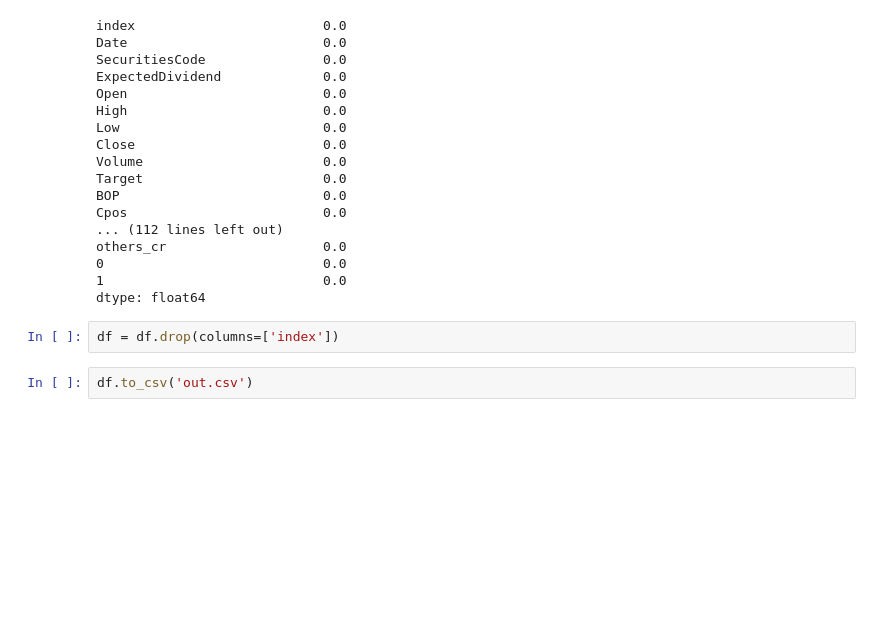
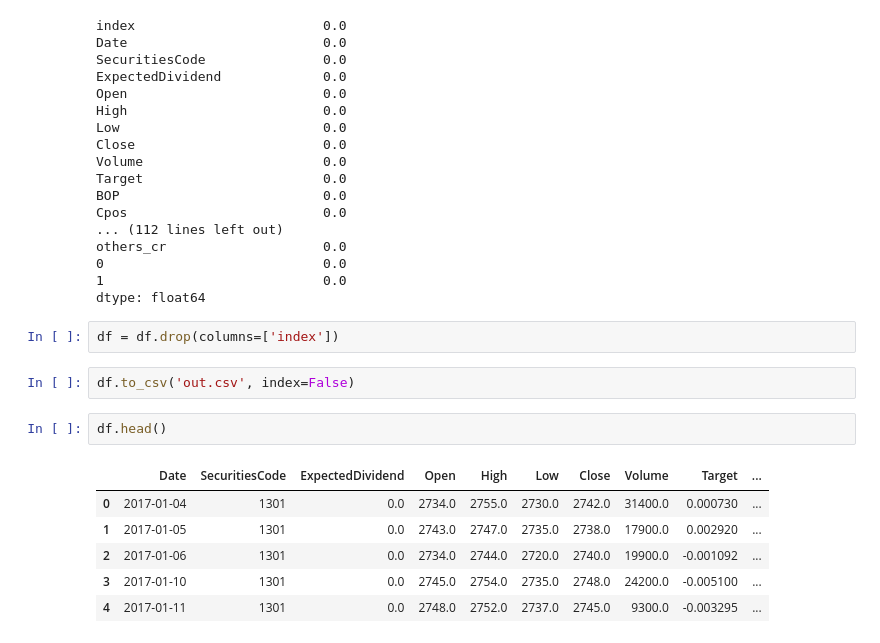
Before and after one commit to Martinszy007/JPX_Tokyo_Stock_Exchange_Prediction, a Jupyter notebook: notebooks/Feature_engineering_P.ipynb, the cells around one changed output. Drawn from its saved outputs; the diff is of its cells as text; blank space fills up the shorter version.

```diff
--- a/notebooks/Feature_engineering_P.ipynb
+++ b/notebooks/Feature_engineering_P.ipynb
@@ -487,4 +490,13 @@ dtype: float64
 # %%
 df = df.drop(columns=['index'])
 # %%
-df.to_csv('out.csv')
+df.to_csv('out.csv', index=False)
+# %%
+df.head()
+# %% [output]
+|  | Date | SecuritiesCode | ExpectedDividend | Open | High | Low | Close | Volume | Target | ... |
+| 0 | 2017-01-04 | 1301 | 0.0 | 2734.0 | 2755.0 | 2730.0 | 2742.0 | 31400.0 | 0.000730 | ... |
+| 1 | 2017-01-05 | 1301 | 0.0 | 2743.0 | 2747.0 | 2735.0 | 2738.0 | 17900.0 | 0.002920 | ... |
+| 2 | 2017-01-06 | 1301 | 0.0 | 2734.0 | 2744.0 | 2720.0 | 2740.0 | 19900.0 | -0.001092 | ... |
+| 3 | 2017-01-10 | 1301 | 0.0 | 2745.0 | 2754.0 | 2735.0 | 2748.0 | 24200.0 | -0.005100 | ... |
+| 4 | 2017-01-11 | 1301 | 0.0 | 2748.0 | 2752.0 | 2737.0 | 2745.0 | 9300.0 | -0.003295 | ... |
```
Also changed, not shown: parts of 5 cells of this notebook, 2 other files.
